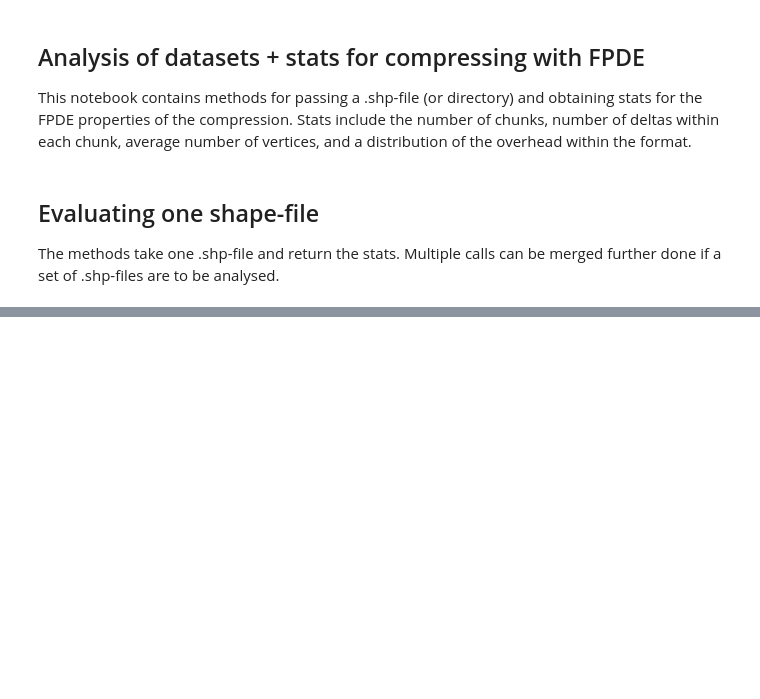
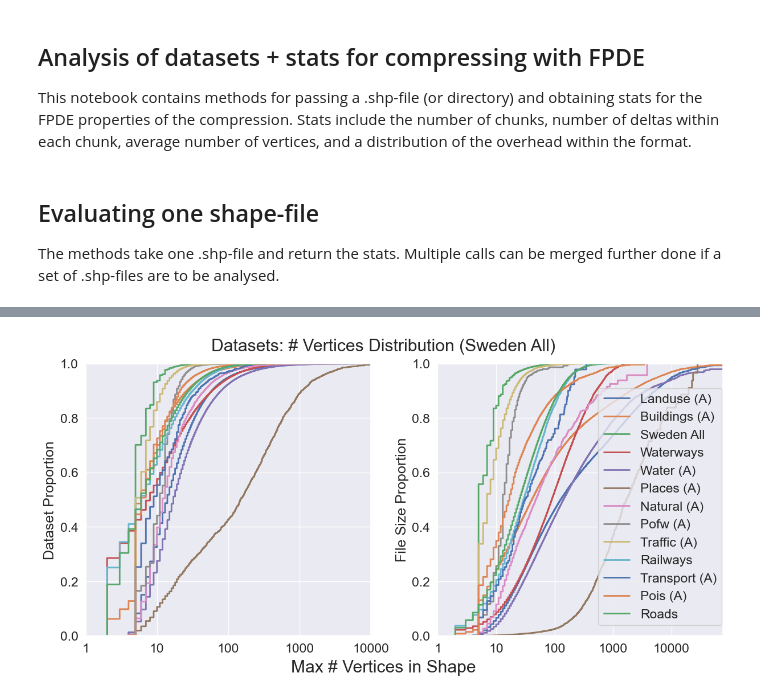
Before and after one commit to SimonErlandsson/Operable-Maps-Compression, a Jupyter notebook: FPDE_Analysis.ipynb, the cells around one changed output, grey strips where cells are left out. Drawn from its saved outputs; the diff is of its cells as text; code cells hidden in the pictures; blank space fills up the shorter version.

```diff
--- a/FPDE_Analysis.ipynb
+++ b/FPDE_Analysis.ipynb
@@ -53,6 +53,9 @@ def load_shp(file_name, DO_VERTEX_CNT):
 # %%
+from algos.fpd_extended_lib.decompress import decode_header
+from algos.fpd_extended_lib import cfg
+
 def fpde_analyze(shapes):
-    stats = pd.DataFrame(columns=["No Comp Size", "Comp Size", "Comp Factor", "Vertex Cnt", "Chunk Cnt", "Avg Vertices in Chk", "Min Vertices in Chk", "Max Vertices in Chk"])
+    stats = pd.DataFrame(columns=["No Comp Size", "Comp Size", "Comp Factor", "Delta Size", "Vertex Cnt", "Chunk Cnt", "Avg Vertices in Chk", "Std Vertices in Chk", "Median Vertices in Chk", "Min Vertices in Chk", "Max Vertices in Chk"])
     stats_distribution = pd.DataFrame()
     stats_max_values = pd.DataFrame()
     alg = FpdExtended()
@@ -64,10 +67,12 @@ def fpde_analyze(shapes):
         coords_len = shapely.get_num_coordinates(s)
 
         chks, _, overhead_stats = alg.get_chunks(bin, include_ring_start=False, verbose=True)
+        cfg.offset = 0
+        d_size, geom_type = decode_header(bin)
         chk_cnt = len(chks)
         chk_lens = list(map(lambda x: len(x), chks))
 
-        stats.loc[len(stats)] = [wkb_len, bin_len, wkb_len / bin_len, coords_len, chk_cnt, np.average(chk_lens), np.min(chk_lens), np.max(chk_lens)]
+        stats.loc[len(stats)] = [wkb_len, bin_len, wkb_len / bin_len, d_size, coords_len, chk_cnt, np.average(chk_lens), np.std(chk_lens), np.median(chk_lens), np.min(chk_lens), np.max(chk_lens)]
 
         # Analysis of space
         max_values, distrb = overhead_stats
@@ -96,7 +101,9 @@ def fpde_analyze(shapes):
     final_max_values = stats_max_values.max()
     min_bits = final_max_values.apply(lambda x: required_bits(x))
     min_bits = min_bits.add_prefix("Bits ")
-    display(pd.concat([final_max_values, min_bits]))
+    res = pd.concat([final_max_values, min_bits])
+    display(res)
+    return res
 # %%
 DATASET = 'data/sweden-latest-free/gis_osm_railways_free_1.shp'
 #DATASET = 'data/sweden-latest-free'
@@ -160,0 +190,46 @@ Count of entries (no points): 4020
+# %%
+# Merge Sweden into Sweden All
+import itertools
+
+all_vertex_cnts.insert(2, ["Sweden All", list(itertools.chain.from_iterable([c for f, c in all_vertex_cnts_sweden if len(c) != 0]))])
+legends.insert(2, "Sweden All")
+# %%
+from matplotlib.ticker import ScalarFormatter
+import seaborn as sns
+sns.set(font_scale=1.5)
+fig, axes = plt.subplots(nrows=1, ncols=2, figsize=(12, 6), constrained_layout=True)
+axes = axes.flatten()
+fig.supxlabel("Max # Vertices in Shape")
+fig.suptitle("Datasets: # Vertices Distribution") # (Sweden All)
+
+
+for f, v in all_vertex_cnts:
+    if len(v) == 0:
+        continue
+    sns.ecdfplot(v, ax=axes[0], linewidth = 2)
+    #sns.displot(v, kind="kde")
+
+legend = fig.legend(legends, loc='center right')
+axes[0].set_xscale('log')
+axes[0].set_xlim(1, 10000)
+formatter = ScalarFormatter()
+formatter.set_scientific(False)
+axes[0].xaxis.set_major_formatter(formatter)
+#axes[0].set_xlabel("Max # Verticies in Shape")
+axes[0].set_ylabel("Dataset Proportion")
+
+# Weighted
+for f, counts in all_vertex_cnts:
+    if len(counts) == 0:
+        continue
+    weighted = [s for s in counts for _ in range(s)]
+    sns.ecdfplot(weighted, ax=axes[1], linewidth = 2)
+axes[1].set_xscale('log')
+axes[1].set_xlim(1, 75000)
+axes[1].xaxis.set_major_formatter(formatter)
+axes[1].set_ylabel("File Size Proportion")
+
+#fig.tight_layout()
+plt.show()
+# %% [output]
+[figure, added]
```
Also changed, not shown: parts of 3 cells of this notebook, 24 other files.
